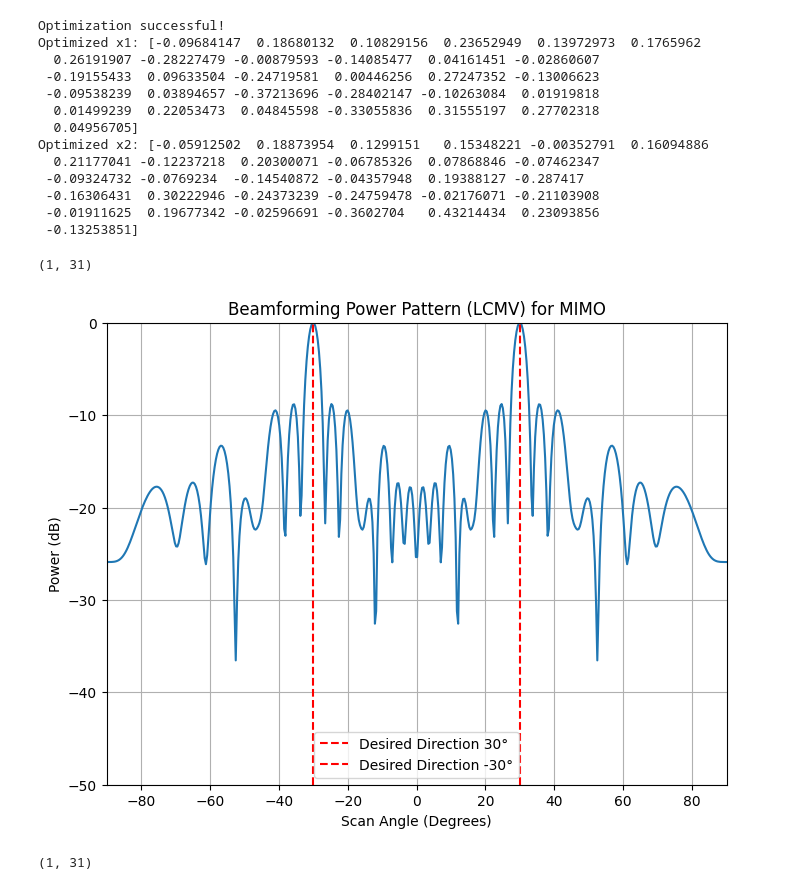
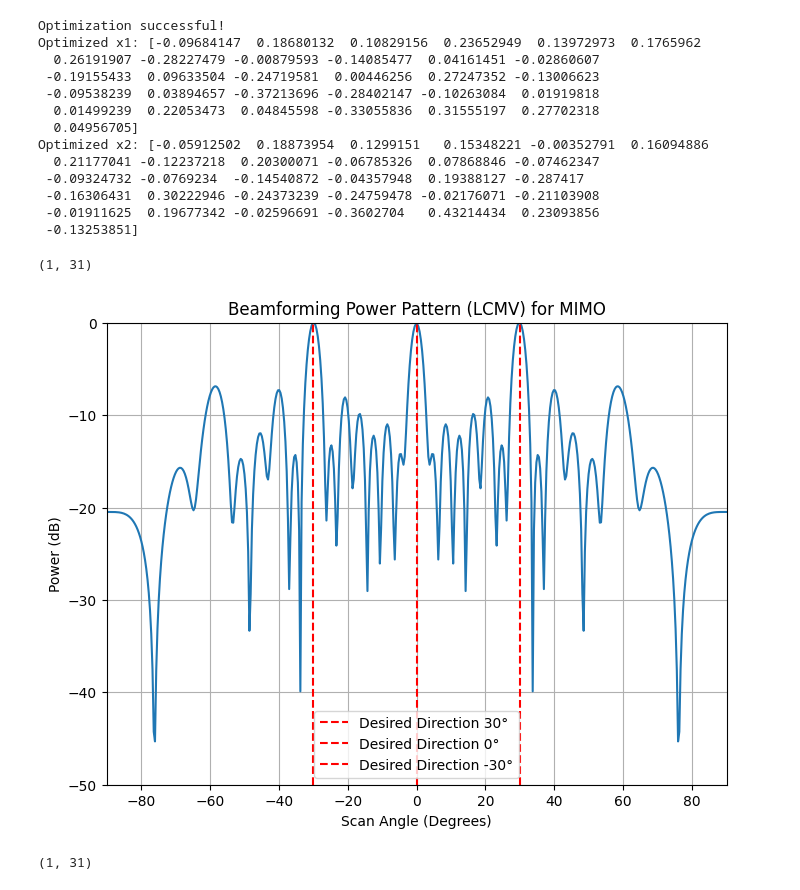
Before and after one commit to luso-torres/codesDPL, a Jupyter notebook: beamforming.ipynb, the cells around one changed output. Cells and saved outputs as stored; diff of their text form; code cells hidden in the pictures.

```diff
--- a/beamforming.ipynb
+++ b/beamforming.ipynb
@@ -284,7 +284,7 @@ d = lambda_ / 2  # Inter-element spacing (lambda/2)
 k = 2 * np.pi / lambda_  # Wavenumber
 
 # Define the desired directions (angles in degrees) for MIMO system
-theta_desired = [30,-30]  # Example: Two desired directions for MIMO
+theta_desired = [30,0,-30]  # Example: Two desired directions for MIMO
 
 # Define interference directions (angles in degrees)
 theta_interference = [90]  # Directions where nulls are desired
@@ -324,34 +324,34 @@ w = w / np.linalg.norm(w)
 
 # Plot the power pattern (beamforming radiation pattern)
 theta_scan = np.linspace(-90, 90, 500)  # Scan angles
 power_pattern = np.zeros_like(theta_scan)
 
 for i, theta in enumerate(theta_scan):
     a = steering_vector(theta, N, d, k,(x_opt))  # Compute steering vector for each scan angle
     power_pattern[i] = np.abs(np.dot(w.conj(), a))**2  # Calculate the power
 
 # Normalize the power pattern and convert to dB
 power_pattern_db = 10 * np.log10(power_pattern / np.max(power_pattern))
 
 # Plot the power pattern
 plt.figure(figsize=(8, 6))
 plt.plot(theta_scan, power_pattern_db)
 plt.title('Beamforming Power Pattern (LCMV) for MIMO')
 plt.xlabel('Scan Angle (Degrees)')
 plt.ylabel('Power (dB)')
 plt.grid(True)
 plt.xlim([-90, 90])
 plt.ylim([-50, 0])
 
 # Mark the desired directions
 for theta in theta_desired:
     plt.axvline(x=theta, color='r', linestyle='--', label=f'Desired Direction {theta}°')
 
 plt.legend()
 plt.show()
 # %% [output]
 (1, 31)
-[figure, old version]
+[figure, new version]
 # %%
 import numpy as np
 import scipy.optimize as opt
```
Also changed, not shown: 1 other file.
